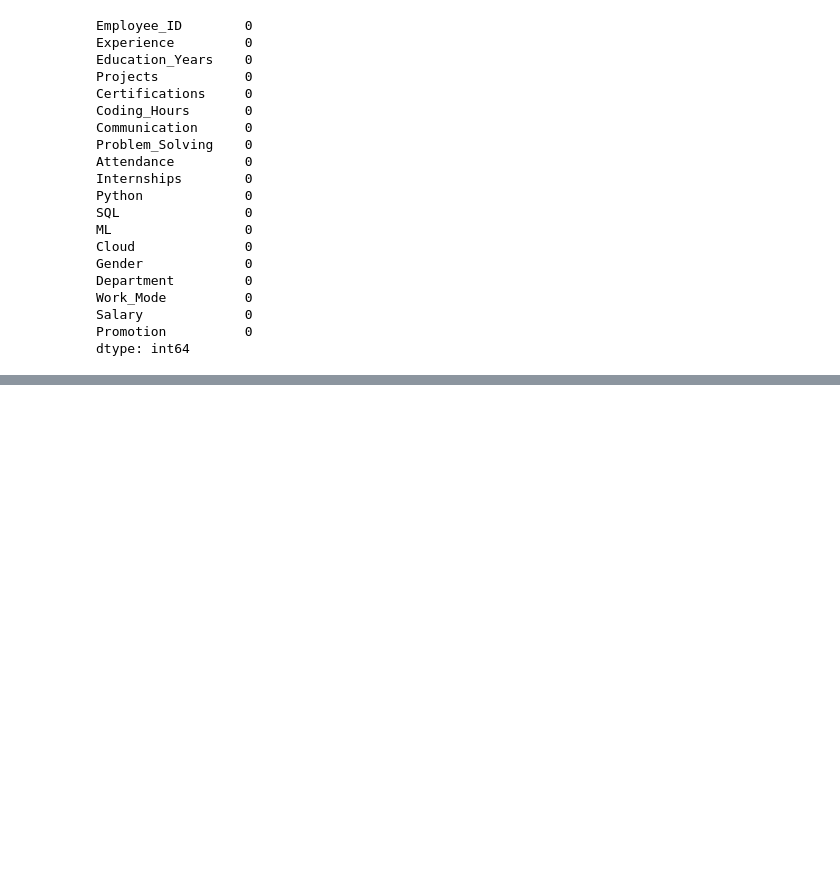
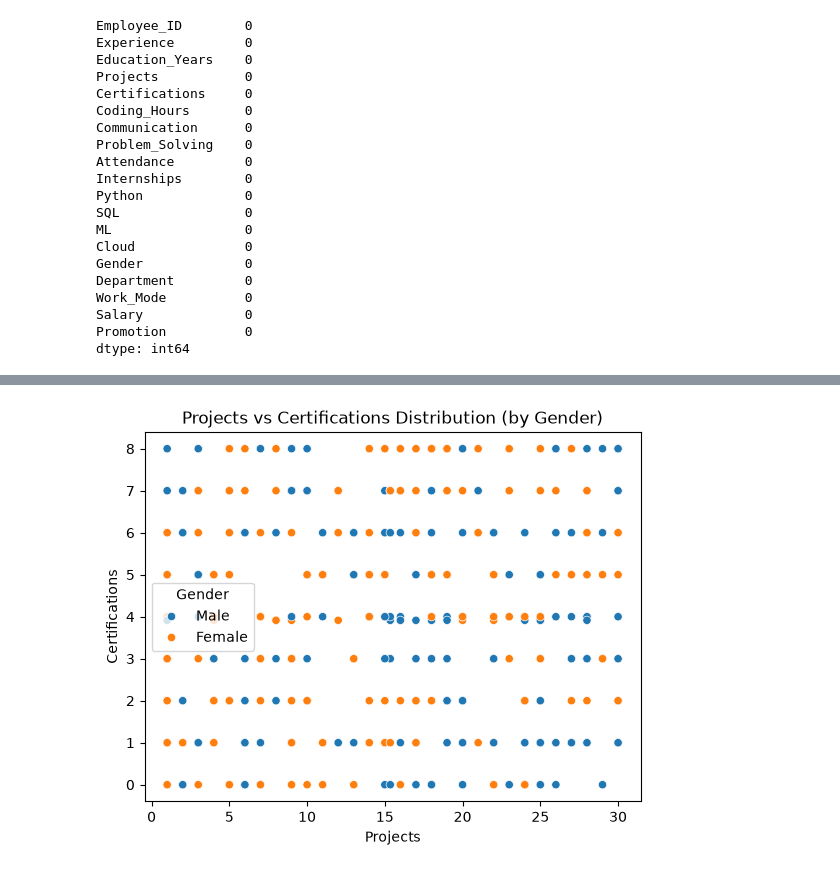
Before and after one commit to chaitanya7-s/Data-science-EDA-Feature-engineering-ML-model, a Jupyter notebook: Training_Testing.ipynb, the cells around one changed output, grey strips where cells are left out. Cells and saved outputs as stored; diff of their text form; code cells hidden in the pictures; blank space fills up the shorter version.

```diff
--- a/Training_Testing.ipynb
+++ b/Training_Testing.ipynb
@@ -180,0 +208,6 @@ dtype: int64
+# %%
+sns.scatterplot(data=data, x="Projects", y="Certifications", hue="Gender")
+plt.title("Projects vs Certifications Distribution (by Gender)")
+plt.show()
+# %% [output]
+[figure, added]
```
Also changed, not shown: parts of 11 cells of this notebook.
